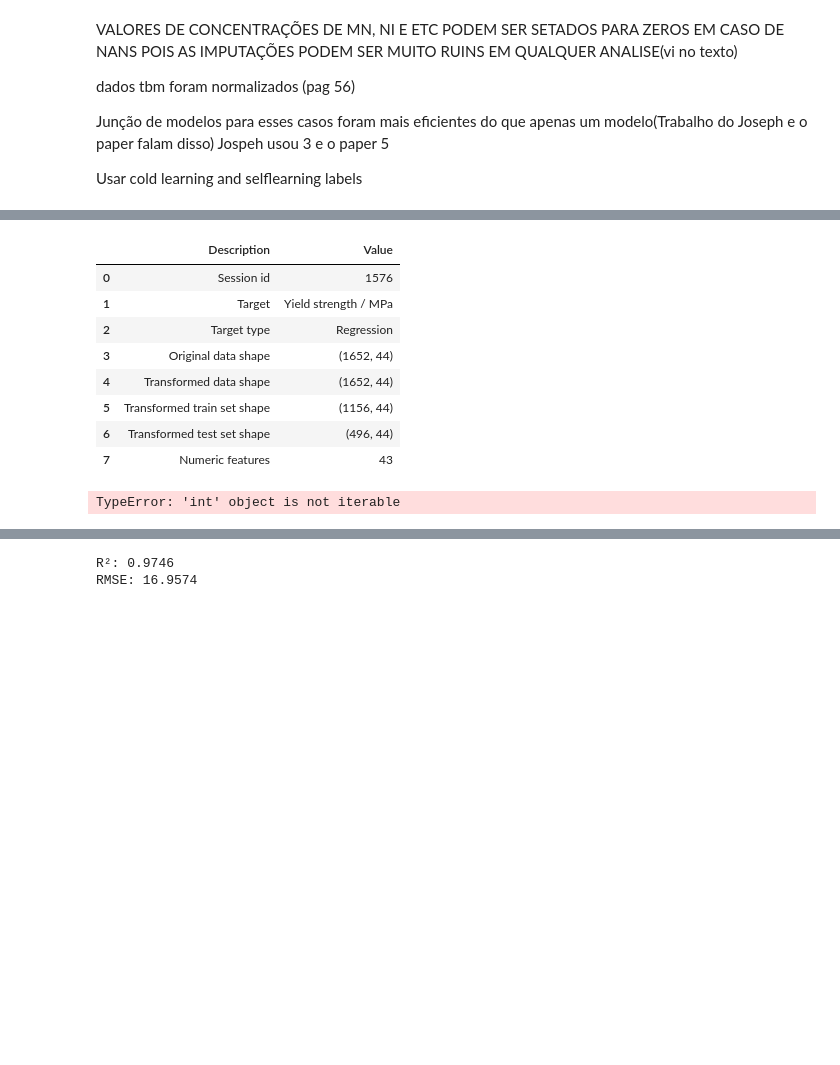
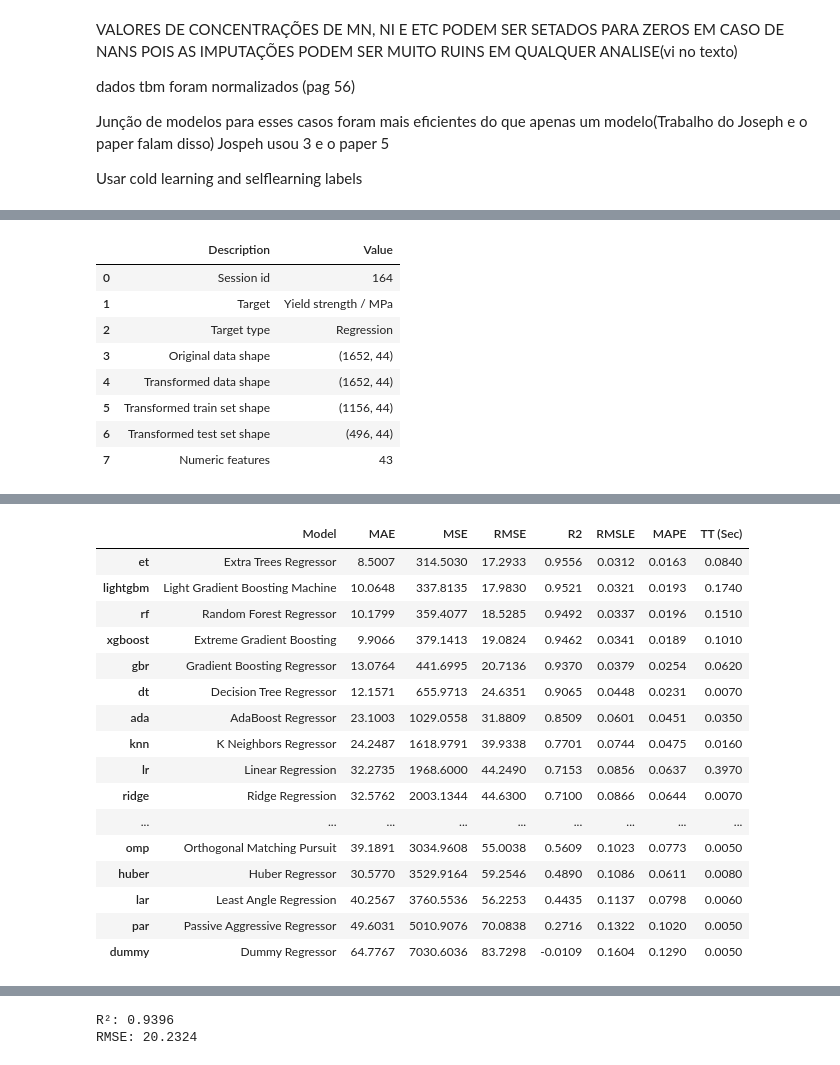
Before and after one commit to mateusgoto01/appAutoProject, a Jupyter notebook: dataframeAnalysis.ipynb, the cells around one changed output, grey strips where cells are left out. Saved outputs shown, nothing was run; the diff lists cells and outputs as text; code cells hidden in the pictures; blank space fills up the shorter version.

Commit message:
[test] More Model

```diff
--- a/dataframeAnalysis.ipynb
+++ b/dataframeAnalysis.ipynb
@@ -505,7 +505,8 @@ df_ml = impute_data(df_encoded, 'ml')
 #df_pattern = impute_data(df, 'pattern')
 # %%
 df_custom = impute_data(df, "custom")
-
+df_custom = label_encode(df_custom)
+df_custom = impute_data(df_custom, "knn")
 # Contando os NaNs em cada coluna
 nan_counts = df_custom.isnull().sum()
 
@@ -609,13 +594,13 @@ best = compare_models()
 # %%
 # init setup
 from pycaret.regression import *
-clf1 = setup(data = df_multiple, target = 'Yield strength / MPa', preprocess = False)
+clf1 = setup(data = df_custom, target = 'Yield strength / MPa', preprocess = False)
 
 # compare models
 best = compare_models()
 # %% [output]
 |  | Description | Value |
-| 0 | Session id | 1576 |
+| 0 | Session id | 164 |
 | 1 | Target | Yield strength / MPa |
 | 2 | Target type | Regression |
 | 3 | Original data shape | (1652, 44) |
@@ -623,4 +608,3 @@ best = compare_models()
 | 5 | Transformed train set shape | (1156, 44) |
 | 6 | Transformed test set shape | (496, 44) |
 | 7 | Numeric features | 43 |
-TypeError: 'int' object is not iterable
@@ -626,0 +612,17 @@ TypeError: 'int' object is not iterable
+|  | Model | MAE | MSE | RMSE | R2 | RMSLE | MAPE | TT (Sec) |
+| et | Extra Trees Regressor | 8.5007 | 314.5030 | 17.2933 | 0.9556 | 0.0312 | 0.0163 | 0.0840 |
+| lightgbm | Light Gradient Boosting Machine | 10.0648 | 337.8135 | 17.9830 | 0.9521 | 0.0321 | 0.0193 | 0.1740 |
+| rf | Random Forest Regressor | 10.1799 | 359.4077 | 18.5285 | 0.9492 | 0.0337 | 0.0196 | 0.1510 |
+| xgboost | Extreme Gradient Boosting | 9.9066 | 379.1413 | 19.0824 | 0.9462 | 0.0341 | 0.0189 | 0.1010 |
+| gbr | Gradient Boosting Regressor | 13.0764 | 441.6995 | 20.7136 | 0.9370 | 0.0379 | 0.0254 | 0.0620 |
+| dt | Decision Tree Regressor | 12.1571 | 655.9713 | 24.6351 | 0.9065 | 0.0448 | 0.0231 | 0.0070 |
+| ada | AdaBoost Regressor | 23.1003 | 1029.0558 | 31.8809 | 0.8509 | 0.0601 | 0.0451 | 0.0350 |
+| knn | K Neighbors Regressor | 24.2487 | 1618.9791 | 39.9338 | 0.7701 | 0.0744 | 0.0475 | 0.0160 |
+| lr | Linear Regression | 32.2735 | 1968.6000 | 44.2490 | 0.7153 | 0.0856 | 0.0637 | 0.3970 |
+| ridge | Ridge Regression | 32.5762 | 2003.1344 | 44.6300 | 0.7100 | 0.0866 | 0.0644 | 0.0070 |
+| ... | ... | ... | ... | ... | ... | ... | ... | ... |
+| omp | Orthogonal Matching Pursuit | 39.1891 | 3034.9608 | 55.0038 | 0.5609 | 0.1023 | 0.0773 | 0.0050 |
+| huber | Huber Regressor | 30.5770 | 3529.9164 | 59.2546 | 0.4890 | 0.1086 | 0.0611 | 0.0080 |
+| lar | Least Angle Regression | 40.2567 | 3760.5536 | 56.2253 | 0.4435 | 0.1137 | 0.0798 | 0.0060 |
+| par | Passive Aggressive Regressor | 49.6031 | 5010.9076 | 70.0838 | 0.2716 | 0.1322 | 0.1020 | 0.0050 |
+| dummy | Dummy Regressor | 64.7767 | 7030.6036 | 83.7298 | -0.0109 | 0.1604 | 0.1290 | 0.0050 |
@@ -633,8 +636,8 @@ import numpy as np
 
 # Supondo que df_knn é o DataFrame que já foi tratado
 # Definindo a variável alvo (target) e as features (X)
-X = df_ml.drop('Yield strength / MPa', axis=1)  # Substitua 'target' pela sua coluna alvo
-y = df_ml['Yield strength / MPa']  # Substitua 'target' pela sua coluna alvo
+X = df_custom.drop('Yield strength / MPa', axis=1)  # Substitua 'target' pela sua coluna alvo
+y = df_custom['Yield strength / MPa']  # Substitua 'target' pela sua coluna alvo
 
 # Dividindo os dados em treino (70%), validação (15%) e teste (15%)
 X_train, X_temp, y_train, y_temp = train_test_split(X, y, test_size=0.3, random_state=42)
@@ -659,5 +662,5 @@ rmse = np.sqrt(mean_squared_error(y_test, y_pred))
 print(f"R²: {r2:.4f}")
 print(f"RMSE: {rmse:.4f}")
 # %% [output]
-R²: 0.9746
-RMSE: 16.9574
+R²: 0.9396
+RMSE: 20.2324
```
Also changed, not shown: parts of 2 cells of this notebook, 1 other file.
